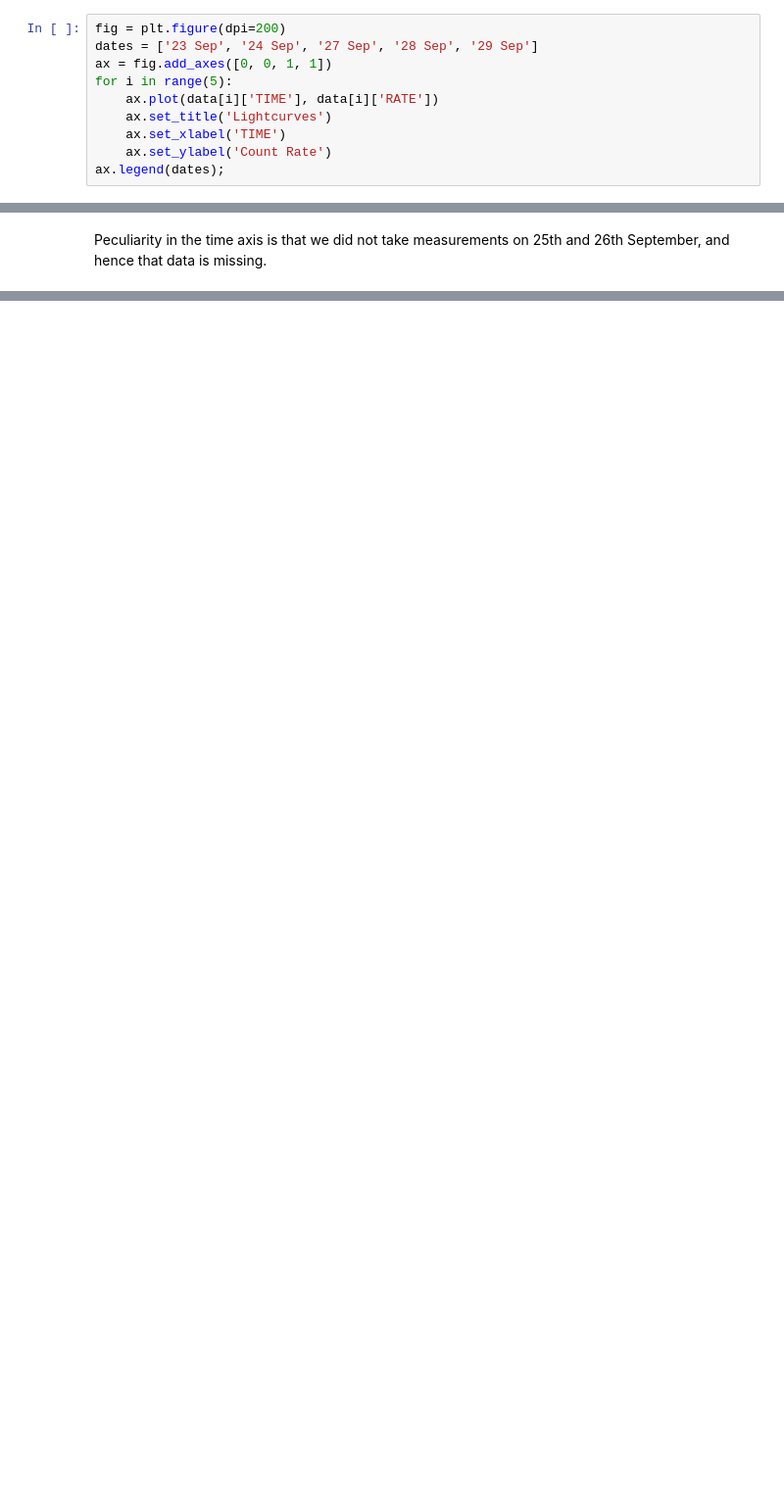
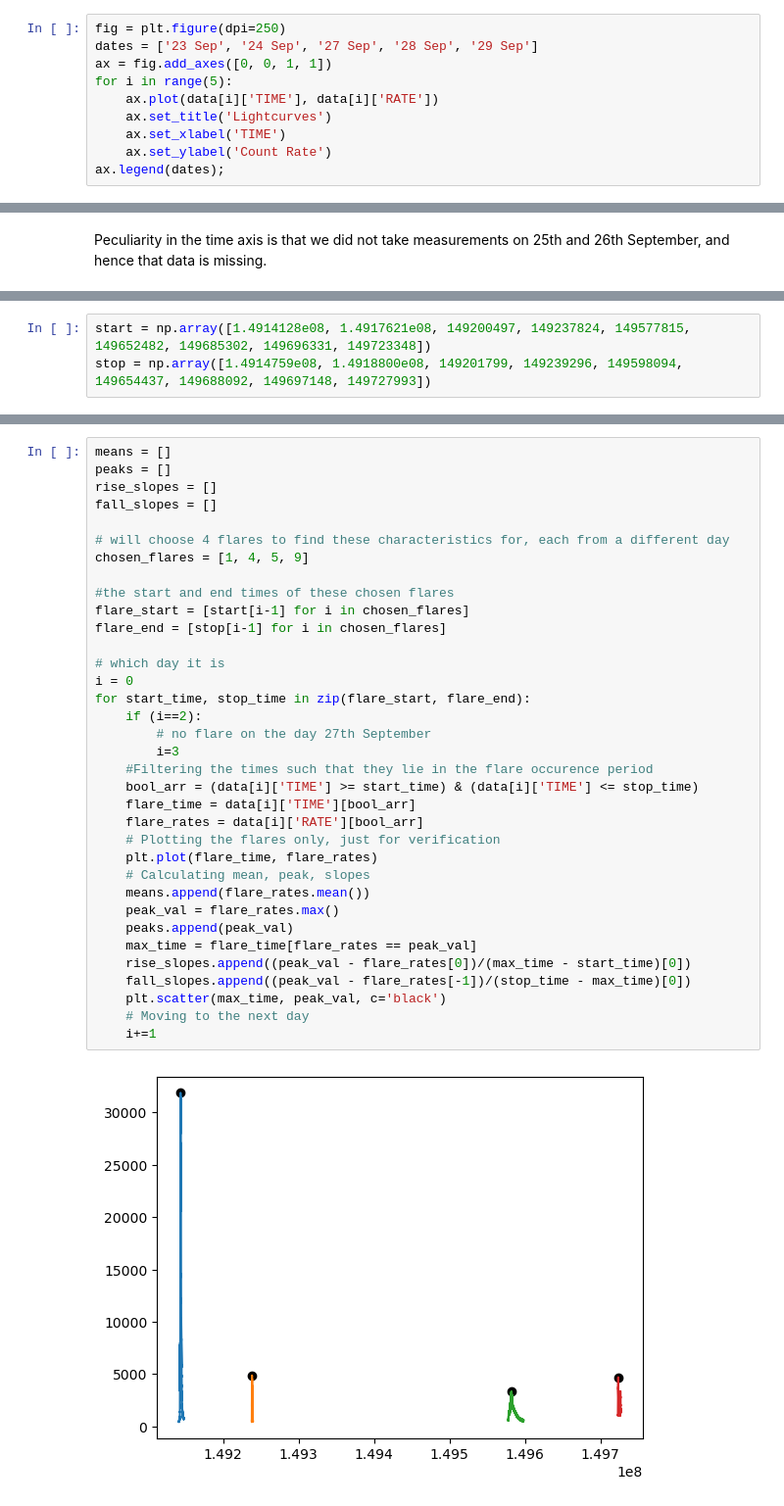
Before and after one commit to harpoonix/Solar-Flares, a Jupyter notebook: Lightcurves.ipynb, the cells around one changed output, grey strips where cells are left out. Shown: that part at 98% size. Cells and saved outputs as stored; diff of their text form; blank space fills up the shorter version.

Commit message:
Visualised Flares and calculated means, peaks, slopes

```diff
--- a/Lightcurves.ipynb
+++ b/Lightcurves.ipynb
@@ -92,7 +92,7 @@ Data is stored as a numpy record with 84280 entries, and each entry contains 4 f
 3) Error in count rate
 4) FracExp
 # %%
-fig = plt.figure(dpi=200)
+fig = plt.figure(dpi=250)
 dates = ['23 Sep', '24 Sep', '27 Sep', '28 Sep', '29 Sep']
 ax = fig.add_axes([0, 0, 1, 1])
 for i in range(5):
@@ -107,0 +113,3 @@ Peculiarity in the time axis is that we did not take measurements on 25th and 26
+# %%
+start = np.array([1.4914128e08, 1.4917621e08, 149200497, 149237824, 149577815, 149652482, 149685302, 149696331, 149723348])
+stop = np.array([1.4914759e08, 1.4918800e08, 149201799, 149239296, 149598094, 149654437, 149688092, 149697148, 149727993])
@@ -107,0 +118,37 @@ Peculiarity in the time axis is that we did not take measurements on 25th and 26
+# %%
+means = []
+peaks = []
+rise_slopes = []
+fall_slopes = []
+
+# will choose 4 flares to find these characteristics for, each from a different day
+chosen_flares = [1, 4, 5, 9]
+
+#the start and end times of these chosen flares
+flare_start = [start[i-1] for i in chosen_flares]
+flare_end = [stop[i-1] for i in chosen_flares]
+
+# which day it is
+i = 0
+for start_time, stop_time in zip(flare_start, flare_end):
+    if (i==2):
+        # no flare on the day 27th September
+        i=3
+    #Filtering the times such that they lie in the flare occurence period
+    bool_arr = (data[i]['TIME'] >= start_time) & (data[i]['TIME'] <= stop_time)
+    flare_time = data[i]['TIME'][bool_arr]
+    flare_rates = data[i]['RATE'][bool_arr]
+    # Plotting the flares only, just for verification
+    plt.plot(flare_time, flare_rates)
+    # Calculating mean, peak, slopes
+    means.append(flare_rates.mean())
+    peak_val = flare_rates.max()
+    peaks.append(peak_val)
+    max_time = flare_time[flare_rates == peak_val]
+    rise_slopes.append((peak_val - flare_rates[0])/(max_time - start_time)[0])
+    fall_slopes.append((peak_val - flare_rates[-1])/(stop_time - max_time)[0])
+    plt.scatter(max_time, peak_val, c='black')
+    # Moving to the next day
+    i+=1
+# %% [output]
+[figure, added]
```
Also changed, not shown: parts of 3 cells of this notebook.
